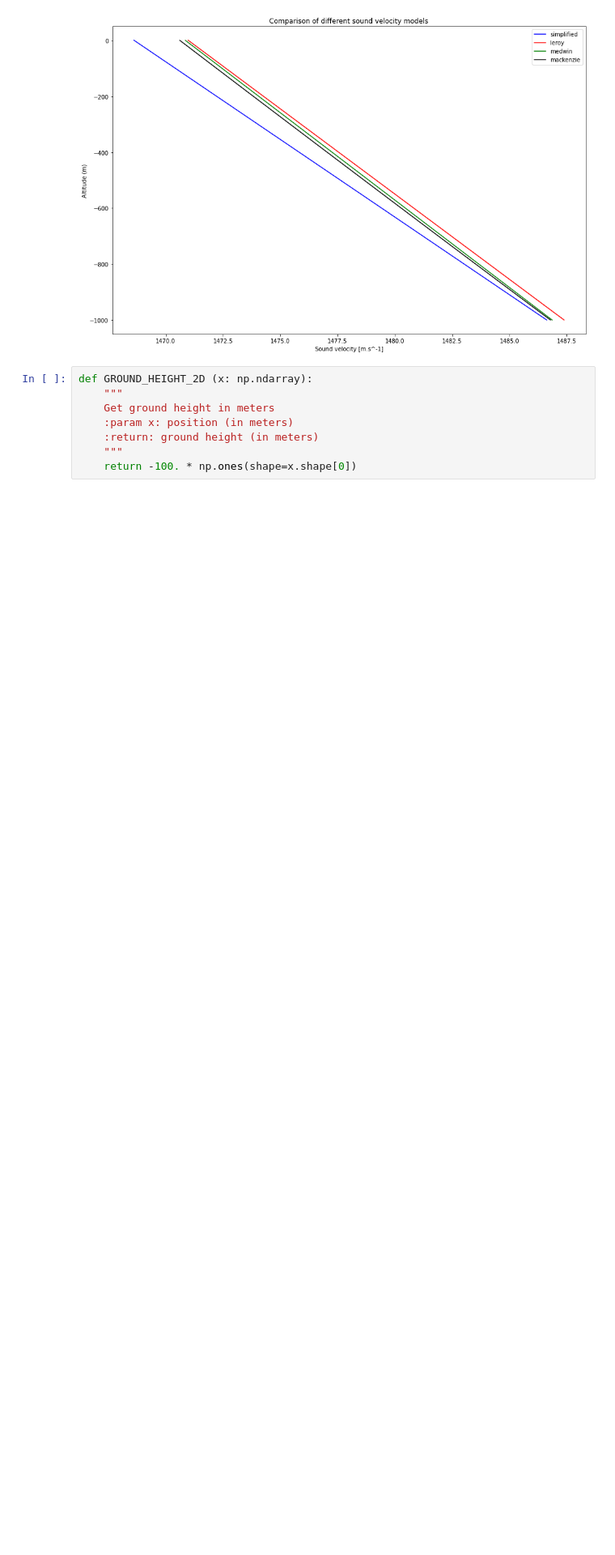
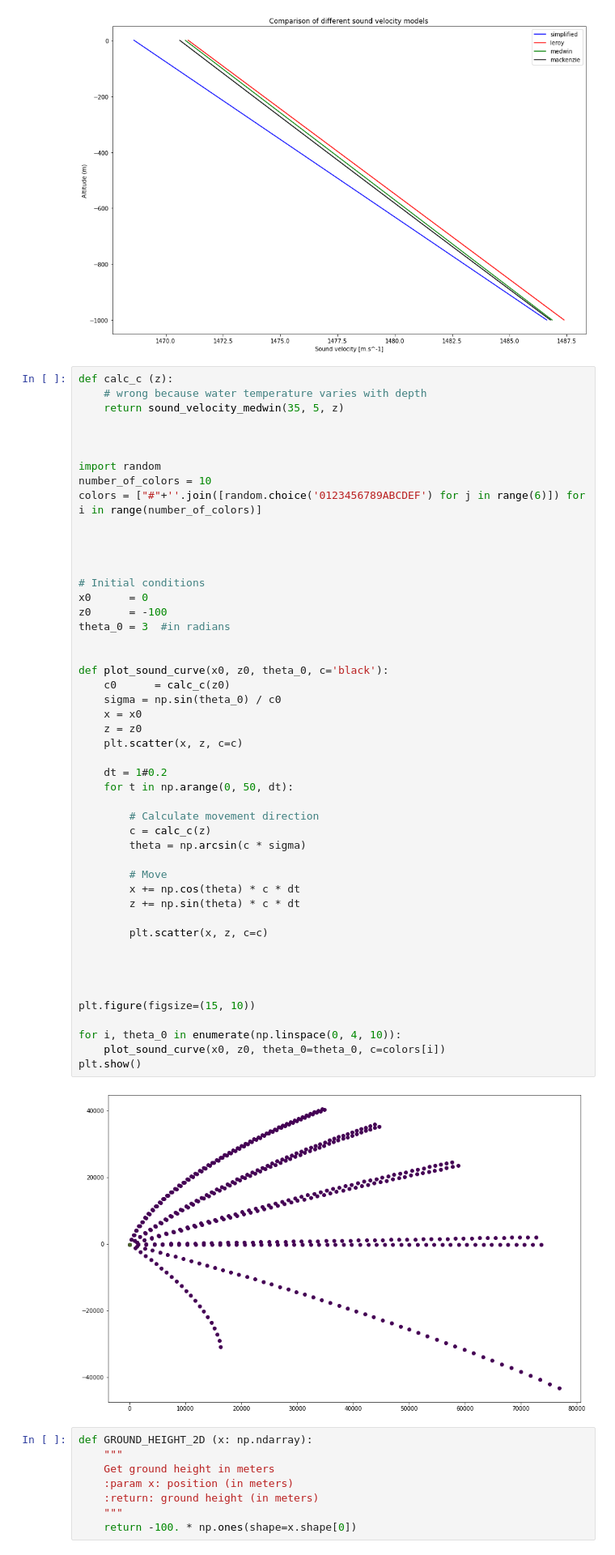
Before and after one commit to ahernot/data2021-bruits-mer, a Jupyter notebook: sound_propagation.ipynb, the cells around one changed output. Shown at 81% size. Cells and saved outputs as stored; diff of their text form; blank space fills up the shorter version.

```diff
--- a/sound_propagation.ipynb
+++ b/sound_propagation.ipynb
@@ -28,6 +28,56 @@ plt.ylabel('Altitude (m)')
 plt.show()
 # %% [output]
 [figure]
+# %%
+def calc_c (z):
+    # wrong because water temperature varies with depth
+    return sound_velocity_medwin(35, 5, z)
+
+
+
+import random
+number_of_colors = 10
+colors = ["#"+''.join([random.choice('0123456789ABCDEF') for j in range(6)]) for i in range(number_of_colors)]
+
+
+
+
+# Initial conditions
+x0      = 0
+z0      = -100
+theta_0 = 3  #in radians
+
+
+def plot_sound_curve(x0, z0, theta_0, c='black'):
+    c0      = calc_c(z0)
+    sigma = np.sin(theta_0) / c0
+    x = x0
+    z = z0
+    plt.scatter(x, z, c=c)
+
+    dt = 1#0.2
+    for t in np.arange(0, 50, dt):
+
+        # Calculate movement direction
+        c = calc_c(z)
+        theta = np.arcsin(c * sigma)
+
+        # Move
+        x += np.cos(theta) * c * dt
+        z += np.sin(theta) * c * dt
+
+        plt.scatter(x, z, c=c)
+
+
+
+
+plt.figure(figsize=(15, 10))
+
+for i, theta_0 in enumerate(np.linspace(0, 4, 10)):
+    plot_sound_curve(x0, z0, theta_0=theta_0, c=colors[i])
+plt.show()
+# %% [output]
+[figure, added]
 # %%
 def GROUND_HEIGHT_2D (x: np.ndarray):
     """
```
